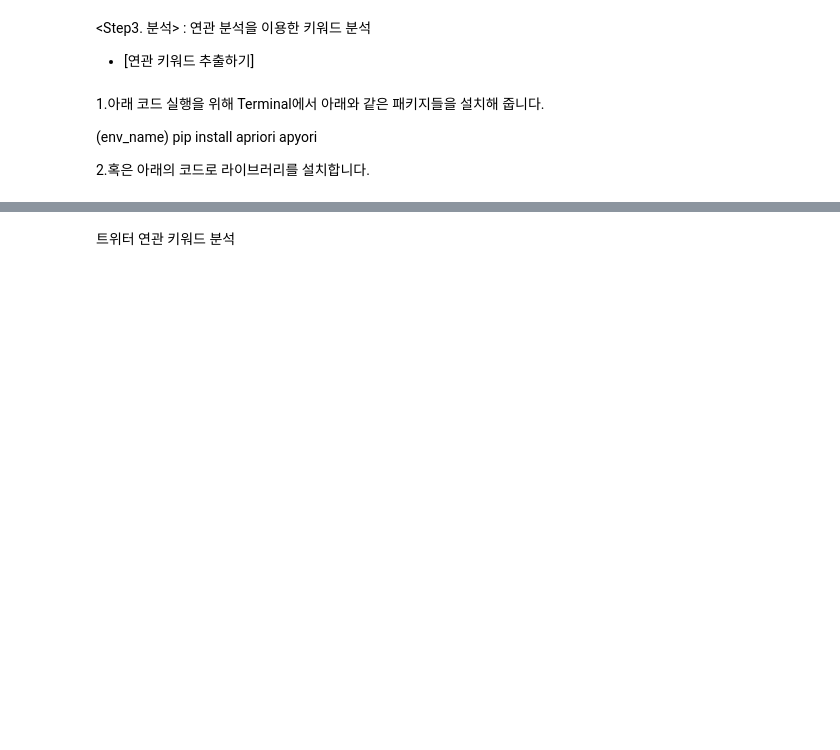
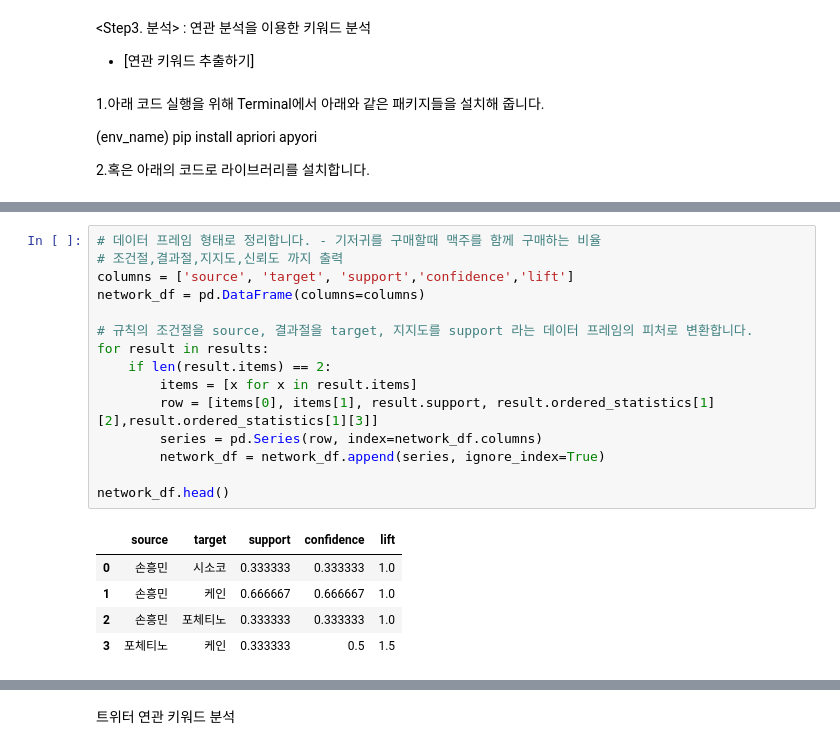
Before and after one commit to onulee/https---github.com-onulee-kdigital1, a Jupyter notebook: 11.deep/d0726/06.01연관분석.ipynb, the cells around one changed output, grey strips where cells are left out. Cells and saved outputs as stored; diff of their text form; blank space fills up the shorter version.

```diff
--- a/11.deep/d0726/06.01연관분석.ipynb
+++ b/11.deep/d0726/06.01연관분석.ipynb
@@ -129,3 +129,24 @@ list(apriori(transactions,
 [RelationRecord(items=frozenset({'손흥민'}), support=1.0, ordered_statistics=[OrderedStatistic(items_base=frozenset(), items_add=frozenset({'손흥민'}), confidence=1.0, lift=1.0)]),
  RelationRecord(items=frozenset({'케인'}), support=0.6666666666666666, ordered_statistics=[OrderedStatistic(items_base=frozenset(), items_add=frozenset({'케인'}), confidence=0.6666666666666666, lift=1.0)] ...
  RelationRecord(items=frozenset({'손흥민', '케인'}), support=0.6666666666666666, ordered_statistics=[OrderedStatistic(items_base=frozenset(), items_add=frozenset({'손흥민', '케인'}), confidence=0.66666666666666 ...
+# %%
+# 데이터 프레임 형태로 정리합니다. - 기저귀를 구매할때 맥주를 함께 구매하는 비율
+# 조건절,결과절,지지도,신뢰도 까지 출력
+columns = ['source', 'target', 'support','confidence','lift']
+network_df = pd.DataFrame(columns=columns)
+
+# 규칙의 조건절을 source, 결과절을 target, 지지도를 support 라는 데이터 프레임의 피처로 변환합니다.
+for result in results:
+    if len(result.items) == 2:
+        items = [x for x in result.items]
+        row = [items[0], items[1], result.support, result.ordered_statistics[1][2],result.ordered_statistics[1][3]]
+        series = pd.Series(row, index=network_df.columns)
+        network_df = network_df.append(series, ignore_index=True)
+
+network_df.head()
+# %% [output]
+|  | source | target | support | confidence | lift |
+| 0 | 손흥민 | 시소코 | 0.333333 | 0.333333 | 1.0 |
+| 1 | 손흥민 | 케인 | 0.666667 | 0.666667 | 1.0 |
+| 2 | 손흥민 | 포체티노 | 0.333333 | 0.333333 | 1.0 |
+| 3 | 포체티노 | 케인 | 0.333333 | 0.5 | 1.5 |
```
Also changed, not shown: parts of 11 cells of this notebook.
